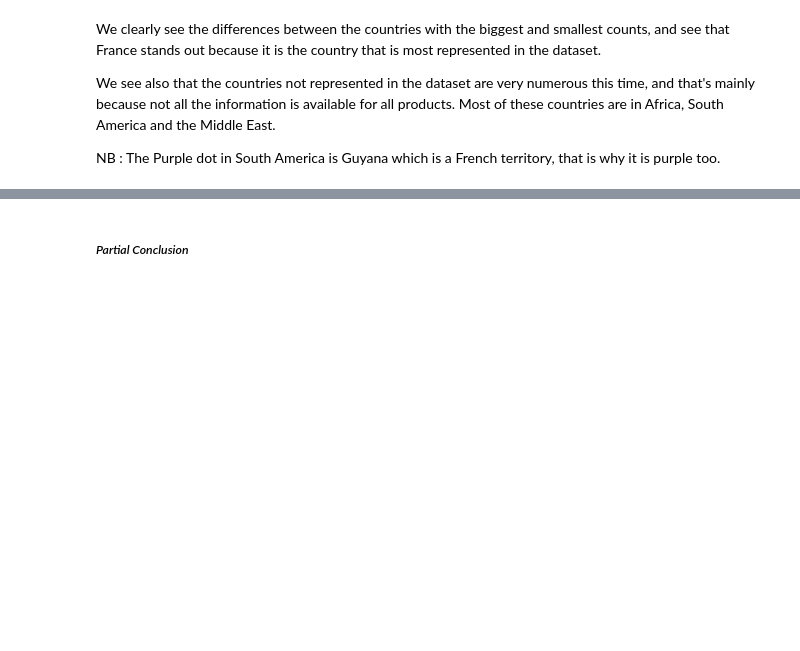
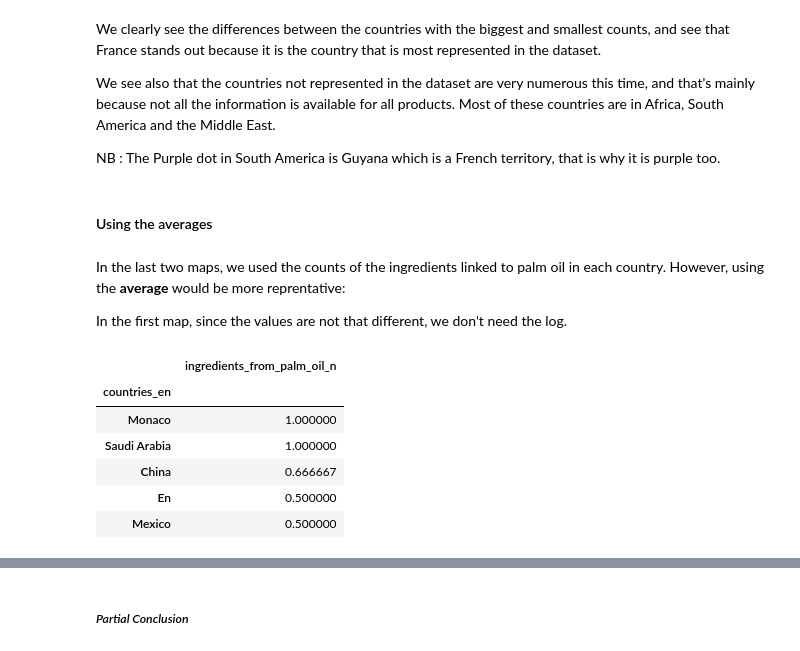
Before and after one commit to aelamran/ADA-project1-Openfoodfacts, a Jupyter notebook: Open Food Fact.ipynb, the cells around one changed output, grey strips where cells are left out. Cells and saved outputs as stored; diff of their text form; code cells hidden in the pictures; blank space fills up the shorter version.

Commit message:
average for maps

```diff
--- a/Open Food Fact.ipynb
+++ b/Open Food Fact.ipynb
@@ -624,7 +604,7 @@ def split_tags_df(df, tags_to_split, separator):
 # %%
 # dataframe with distinct countries, we use the field 'countries_en' because the names are clearer than in the column named
 #countries_tags
-cleaned_df = split_tags_df(df_open_food_fact, 'countries_en', ',')
+cleaned_df = split_tags_df(new_cleaned_df, 'countries_en', ',')
 # %%
 df = cleaned_df.groupby('countries_en').size().reset_index(name='counts')
 df[df['counts']>10].head()
@@ -788,3 +821,28 @@ We clearly see the differences between the countries with the biggest and smalle
 We see also that the countries not represented in the dataset are very numerous this time, and that's mainly because not all the information is available for all products. Most of these countries are in Africa, South America and the Middle East.
 
 NB : The Purple dot in South America is Guyana which is a French territory, that is why it is purple too.
+# %% [markdown]
+#### Using the averages
+# %% [markdown]
+In the last two maps, we used the counts of the ingredients linked to palm oil in each country. However, using the __average__ would be more reprentative:
+
+In the first map, since the values are not that different, we don't need the log.
+# %%
+palm_countries = cleaned_df.loc[:,['countries_en','ingredients_from_palm_oil_n']]\
+                .dropna()[cleaned_df.ingredients_that_may_be_from_palm_oil_n>0]
+
+palm_countries_grouped = palm_countries.groupby('countries_en').mean()\
+                        .sort_values(by=['ingredients_from_palm_oil_n'],ascending=False)
+
+palm_countries_grouped = palm_countries_grouped.drop(palm_countries_grouped[palm_countries_grouped.index.str.contains(':')].index)
+
+
+palm_countries_grouped.head()
+# %% [output]
+|  | ingredients_from_palm_oil_n |
+| countries_en |  |
+| Monaco | 1.000000 |
+| Saudi Arabia | 1.000000 |
+| China | 0.666667 |
+| En | 0.500000 |
+| Mexico | 0.500000 |
```
Also changed, not shown: parts of 28 cells of this notebook.
